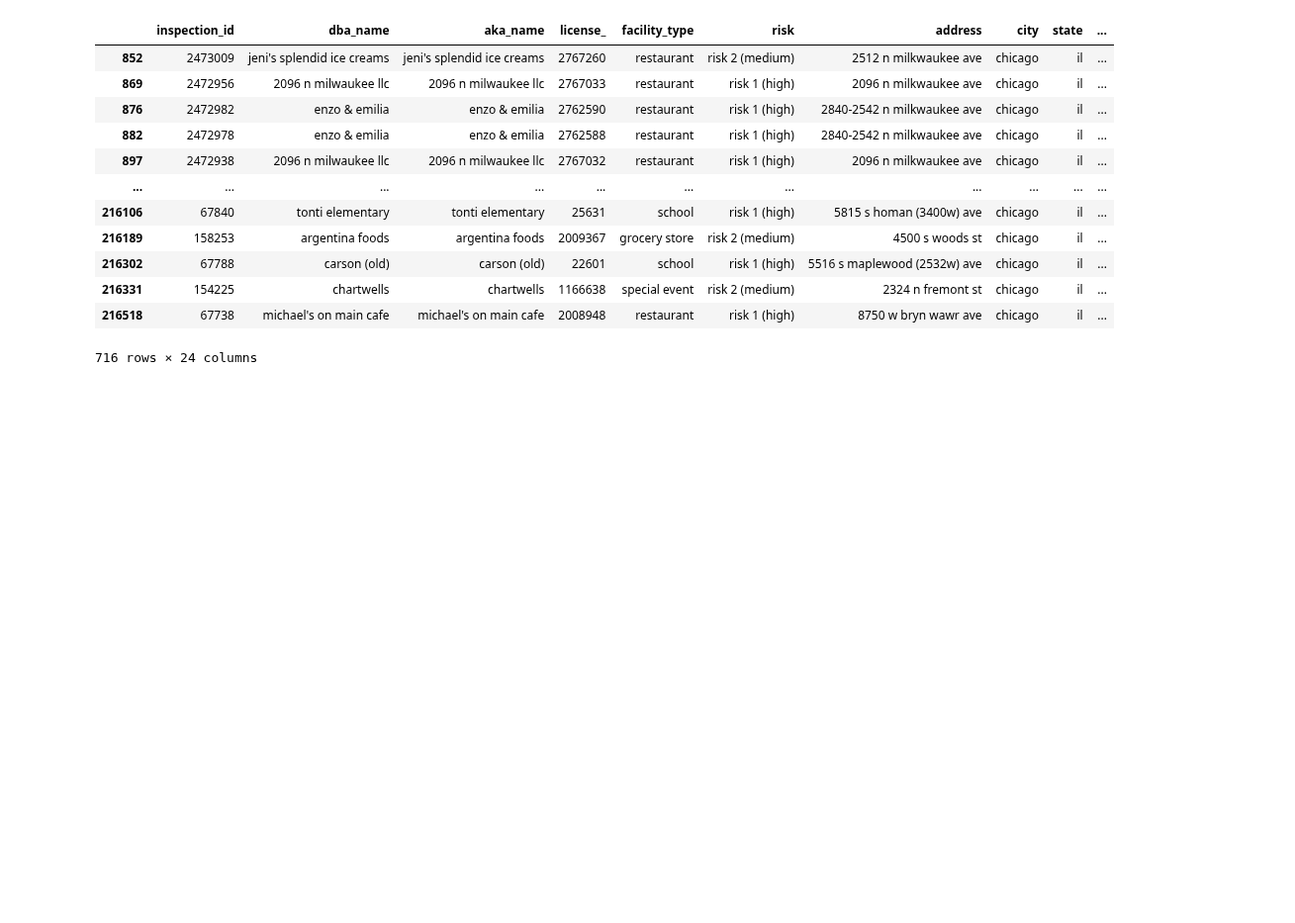
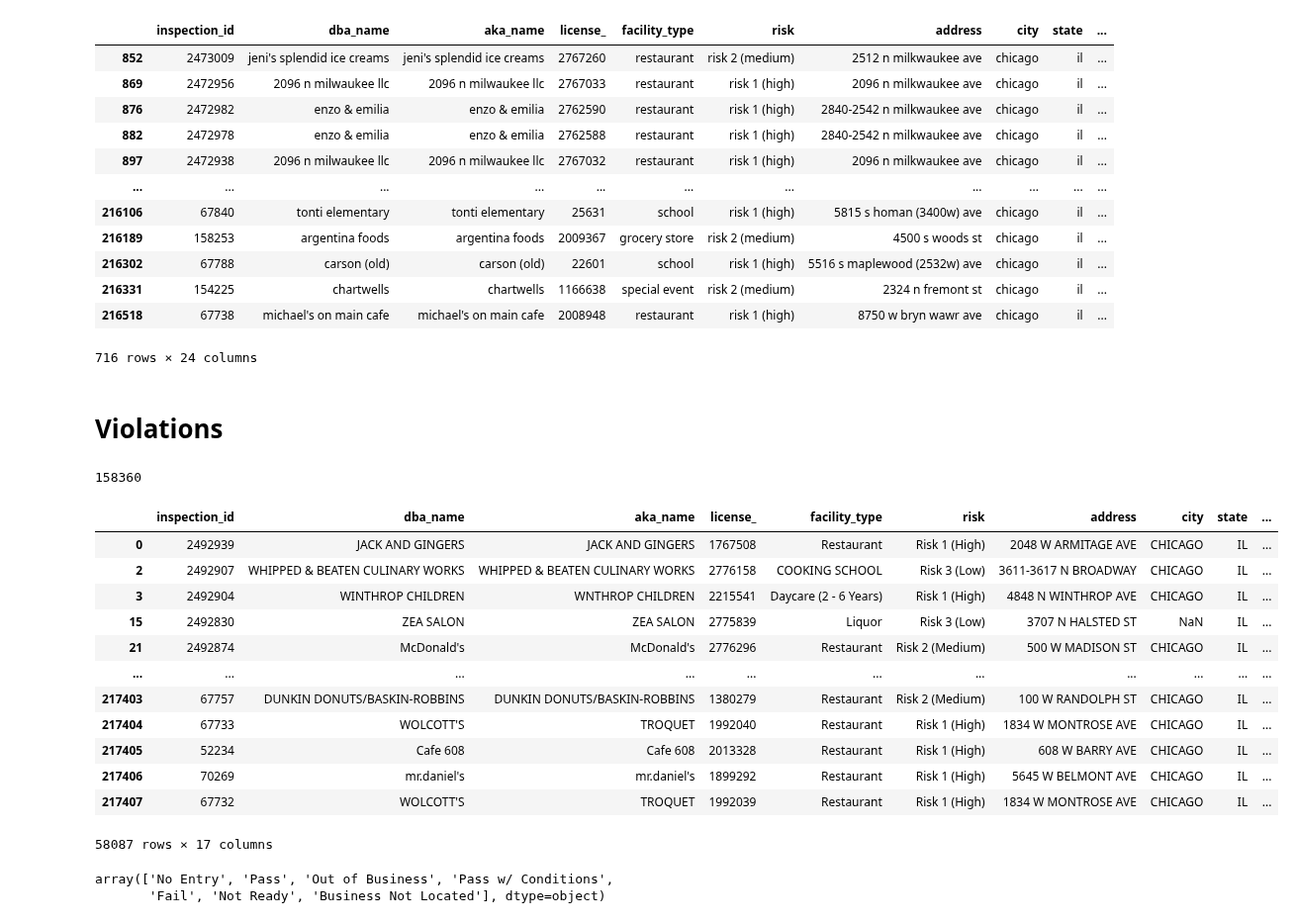
Before and after one commit to caroacostatovany/food_inspection_DPA, a Jupyter notebook: notebooks/data_processing/data_processing_Caro.ipynb, the cells around one changed output. Shown at 99% size. Drawn from its saved outputs; the diff is of its cells as text; code cells hidden in the pictures; blank space fills up the shorter version.

```diff
--- a/notebooks/data_processing/data_processing_Caro.ipynb
+++ b/notebooks/data_processing/data_processing_Caro.ipynb
@@ -213,0 +146,27 @@ food_inspection_df.head()
+# %%
+food_df = remove_nan_rows(food_df)
+# %%
+import logging
+def feature_generation(df):
+    #df = transformate_and_aggregate_dates(df)
+    #df = aggregate_num_violations(df)
+
+    # Aplicamos OneHot Encoder para las categóricas
+    transformers = [('one_hot', OneHotEncoder(), ['facility_type', 'risk',
+                                                  'city', 'state', 'inspection_type'])]
+
+    col_trans = ColumnTransformer(transformers, remainder="passthrough", n_jobs=-1)
+
+    # Ordenaremos el dataframe temporalmente
+    df = df.sort_values(by=["year", "month", "day"])
+
+    X = col_trans.fit_transform(df.drop(columns="label"))
+    y = df['label'].values.reshape(X.shape[0], )
+    logging.info("Successfully transformation of the discrete variables.'")
+
+    logging.info("Converting to dataframe...")
+    X = X.todense()
+    df = pd.DataFrame(X, columns=col_trans.get_feature_names())
+    df['label'] = y
+
+    return df
@@ -491,3 +451,37 @@ food_inspection_df[bool_series]
 | 216331 | 154225 | chartwells | chartwells | 1166638 | special event | risk 2 (medium) | 2324 n fremont st | chicago | il | ... |
 | 216518 | 67738 | michael's on main cafe | michael's on main cafe | 2008948 | restaurant | risk 1 (high) | 8750 w bryn wawr ave | chicago | il | ... |
 716 rows × 24 columns
+# %% [markdown]
+# Violations
+# %%
+len(food_inspection_df.violations.unique())
+# %% [output]
+158360
+# %%
+columna = 'violations'
+
+# creating bool series True for NaN values
+bool_series = pd.isnull(food_inspection_df[columna])
+
+# filtering data
+# displayind data only with license = Not NaN
+pd.DataFrame(food_inspection_df[bool_series])
+# %% [output]
+|  | inspection_id | dba_name | aka_name | license_ | facility_type | risk | address | city | state | ... |
+| 0 | 2492939 | JACK AND GINGERS | JACK AND GINGERS | 1767508 | Restaurant | Risk 1 (High) | 2048 W ARMITAGE AVE | CHICAGO | IL | ... |
+| 2 | 2492907 | WHIPPED & BEATEN CULINARY WORKS | WHIPPED & BEATEN CULINARY WORKS | 2776158 | COOKING SCHOOL | Risk 3 (Low) | 3611-3617 N BROADWAY | CHICAGO | IL | ... |
+| 3 | 2492904 | WINTHROP CHILDREN | WNTHROP CHILDREN | 2215541 | Daycare (2 - 6 Years) | Risk 1 (High) | 4848 N WINTHROP AVE | CHICAGO | IL | ... |
+| 15 | 2492830 | ZEA SALON | ZEA SALON | 2775839 | Liquor | Risk 3 (Low) | 3707 N HALSTED ST | NaN | IL | ... |
+| 21 | 2492874 | McDonald's | McDonald's | 2776296 | Restaurant | Risk 2 (Medium) | 500 W MADISON ST | CHICAGO | IL | ... |
+| ... | ... | ... | ... | ... | ... | ... | ... | ... | ... | ... |
+| 217403 | 67757 | DUNKIN DONUTS/BASKIN-ROBBINS | DUNKIN DONUTS/BASKIN-ROBBINS | 1380279 | Restaurant | Risk 2 (Medium) | 100 W RANDOLPH ST | CHICAGO | IL | ... |
+| 217404 | 67733 | WOLCOTT'S | TROQUET | 1992040 | Restaurant | Risk 1 (High) | 1834 W MONTROSE AVE | CHICAGO | IL | ... |
+| 217405 | 52234 | Cafe 608 | Cafe 608 | 2013328 | Restaurant | Risk 1 (High) | 608 W BARRY AVE | CHICAGO | IL | ... |
+| 217406 | 70269 | mr.daniel's | mr.daniel's | 1899292 | Restaurant | Risk 1 (High) | 5645 W BELMONT AVE | CHICAGO | IL | ... |
+| 217407 | 67732 | WOLCOTT'S | TROQUET | 1992039 | Restaurant | Risk 1 (High) | 1834 W MONTROSE AVE | CHICAGO | IL | ... |
+58087 rows × 17 columns
+# %%
+food_inspection_df.results.unique()
+# %% [output]
+array(['No Entry', 'Pass', 'Out of Business', 'Pass w/ Conditions',
+       'Fail', 'Not Ready', 'Business Not Located'], dtype=object)
```
Also changed, not shown: parts of 57 cells of this notebook, 7 other files.
